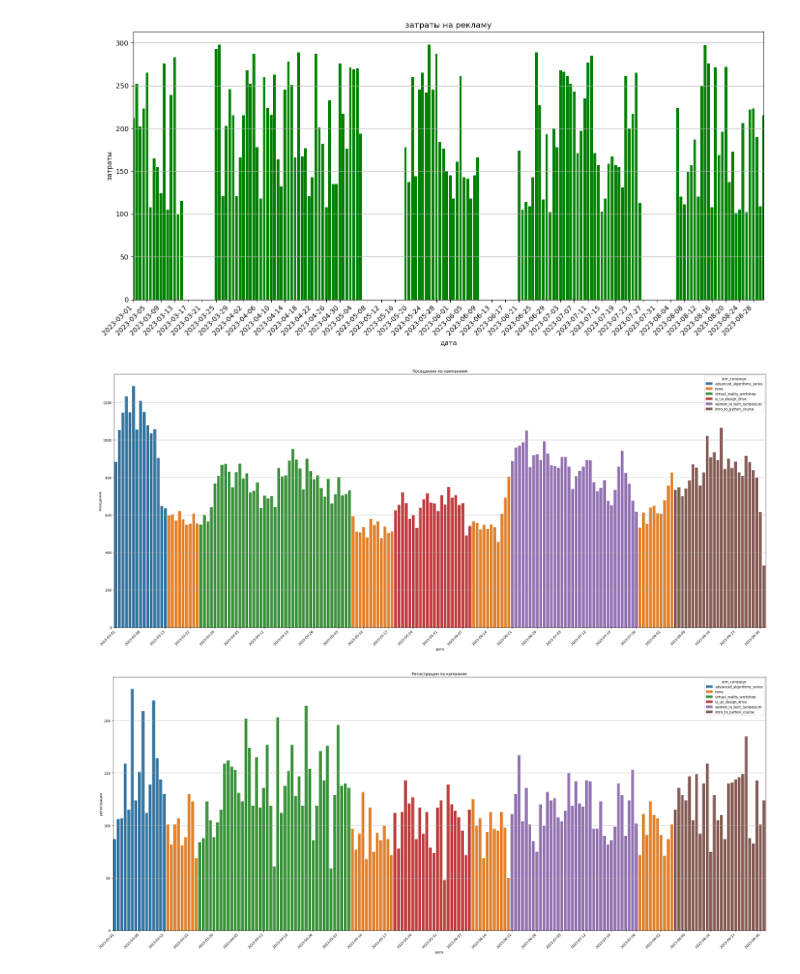
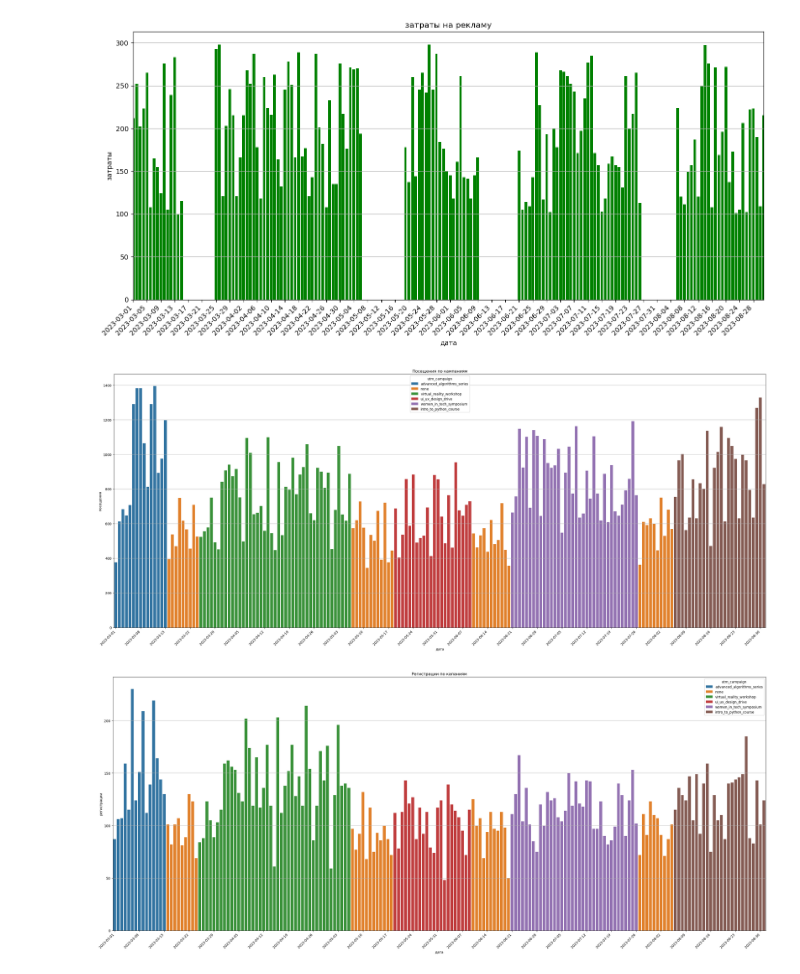
Before and after one commit to solarhdr10/data-analytics-project-100, a Jupyter notebook: charts_project.ipynb, the cells around one changed output. Saved outputs shown, nothing was run; the diff lists cells and outputs as text; code cells hidden in the pictures.

```diff
--- a/charts_project.ipynb
+++ b/charts_project.ipynb
@@ -34,25 +34,24 @@ registrations_df = pd.DataFrame(registrations_json)
 visits_df = pd.DataFrame(visits_json)
 
 # processing visits
-visits_df = visits_df[~visits_df['user_agent'].str.contains('bot', case=False, na=False)]
+visits_df = visits_df[~visits_df['user_agent'].str.contains('bot', case=False)]
 visits_df['datetime'] = pd.to_datetime(visits_df['datetime'])
-visits_df = visits_df.drop_duplicates(subset='visit_id', keep='last')
 visits_df['date_group'] = visits_df['datetime'].dt.date
-visits_aggr = (visits_df.groupby(['date_group', 'platform'], as_index=False).agg(visits=('visit_id', 'count')))
+visits_df = visits_df.sort_values(by=['visit_id', 'datetime']).drop_duplicates(subset='visit_id', keep='last')
+visits_aggr = (visits_df.groupby(['date_group', 'platform']).agg(visits=('visit_id', 'nunique')).reset_index)()
 
 
 # processing registrations
 registrations_df['datetime'] = pd.to_datetime(registrations_df['datetime'])
 registrations_df['date_group'] = registrations_df['datetime'].dt.date
-registrations_aggr = (registrations_df.groupby(['date_group', 'platform'], as_index=False).agg(registrations=('user_id', 'count')))
+registrations_df = registrations_df.drop_duplicates()
+registrations_aggr = registrations_df.groupby(['date_group', 'platform']).agg(registrations=('user_id', 'nunique')).reset_index()
 
 # result df + conversion
-result_df = (pd.merge(visits_aggr, registrations_aggr, on=['date_group', 'platform'], how='outer'))
+result_df = pd.merge(visits_aggr, registrations_aggr, on=['date_group', 'platform'])
 result_df['visits'] = result_df['visits'].astype(int)
 result_df['registrations'] = result_df['registrations'].astype(int)
-result_df['conversion'] = np.where(result_df['visits'] > 0, (result_df['registrations'] / result_df['visits']) * 100, 0)
-
-result_df = result_df.sort_values(['date_group', 'platform']).reset_index(drop=True)
+result_df['conversion'] = (result_df['registrations'] / result_df['visits']) * 100
 
 result_df.to_json('./conversion.json')
 # %%
@@ -63,11 +62,10 @@ ads_df = pd.read_csv('./ads.csv')
 ads_df['datetime'] = pd.to_datetime(ads_df['date'])
 ads_df['date_group'] = ads_df['datetime'].dt.date
 
-ads_aggr = ads_df.groupby('date_group', as_index=False).agg(cost=('cost', 'sum'), utm_campaign=('utm_campaign', 'first'))
-result_df_prep = result_df.groupby('date_group', as_index=False).agg(visits=('visits', 'sum'), registrations=('registrations', 'sum'))
+ads_aggr = ads_df.groupby(['date_group']).agg({'cost': 'sum', 'utm_campaign': 'first'}).reset_index()
 
 # merge and fill data
-ads_result_df = pd.merge(result_df_prep, ads_aggr, on='date_group', how='left')
+ads_result_df = pd.merge(result_df, ads_aggr, on='date_group', how='left')
 
 ads_result_df['cost'] = ads_result_df['cost'].fillna(0)
 ads_result_df['utm_campaign'] = ads_result_df['utm_campaign'].fillna('none')
@@ -187,10 +185,12 @@ plt.show()
 # %%
 # plot 6 total conversion
+ads_by_date = ads_result_df.groupby('date_group').agg(visits=('visits', 'sum'), registrations=('registrations', 'sum'), cost=('cost', 'first'), utm_campaign=('utm_campaign', 'first')).reset_index()
 
-overall_conv = ads_result_df[['date_group', 'visits', 'registrations']].copy()
+
+overall_conv = ads_by_date[['date_group', 'visits', 'registrations']].copy()
 overall_conv['conversion'] = (overall_conv['registrations'] / overall_conv['visits'] * 100).round(2)
 
-total_conversion = (ads_result_df['registrations'].sum() / ads_result_df['visits'].sum() * 100).round(2)
+total_conversion = (ads_by_date['registrations'].sum() / ads_by_date['visits'].sum() * 100).round(2)
 
 plt.figure(figsize=figsize_def)
 plt.plot(overall_conv['date_group'], overall_conv['conversion'], marker='o', markersize=4, linewidth=2)
@@ -226,25 +226,25 @@ plt.show()
 # %%
 # plot 8 visits with campaign
 
-campaigns = ads_result_df['utm_campaign'].unique()
+campaigns = ads_by_date['utm_campaign'].unique()
 palette = sns.color_palette('tab10', len(campaigns))
 camp_colors = dict(zip(campaigns, palette))
 
 fig, ax = plt.subplots(figsize=(28, 12))
-sns.barplot(data=ads_result_df, x='date_group', y='visits', hue='utm_campaign', ax=ax)
+sns.barplot(data=ads_by_date, x='date_group', y='visits', hue='utm_campaign', ax=ax, width=0.8)
 ax.set_title('Посещения по кампаниям')
 ax.set_xlabel('дата')
 ax.set_ylabel('посещения')
 ticks = ax.get_xticks()
 labels = [t.get_text() for t in ax.get_xticklabels()]
 ax.set_xticks(ticks[::7])
 ax.set_xticklabels(labels[::7], rotation=45, ha='right')
 ax.grid(axis='y')
 plt.tight_layout()
 plt.savefig(os.path.join(charts_dir, 'visits_by_campaign.png'))
 plt.show()
 # %% [output]
-[figure, old version]
+[figure, new version]
 # %%
 #plot 9 registrations with campaign
 
```
Also changed, not shown: parts of 6 cells of this notebook, 8 other files.
